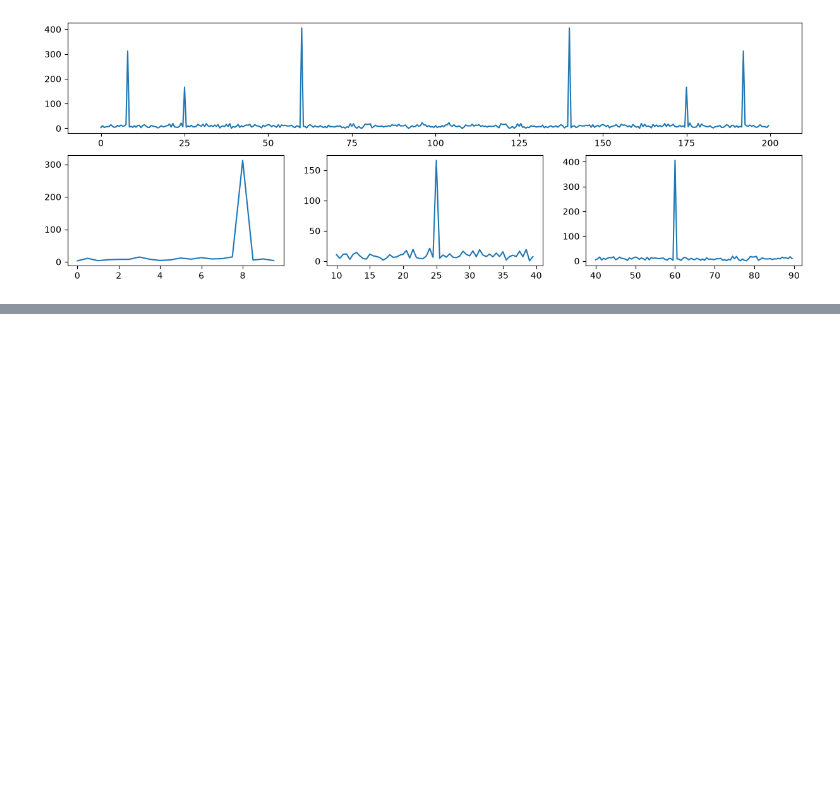
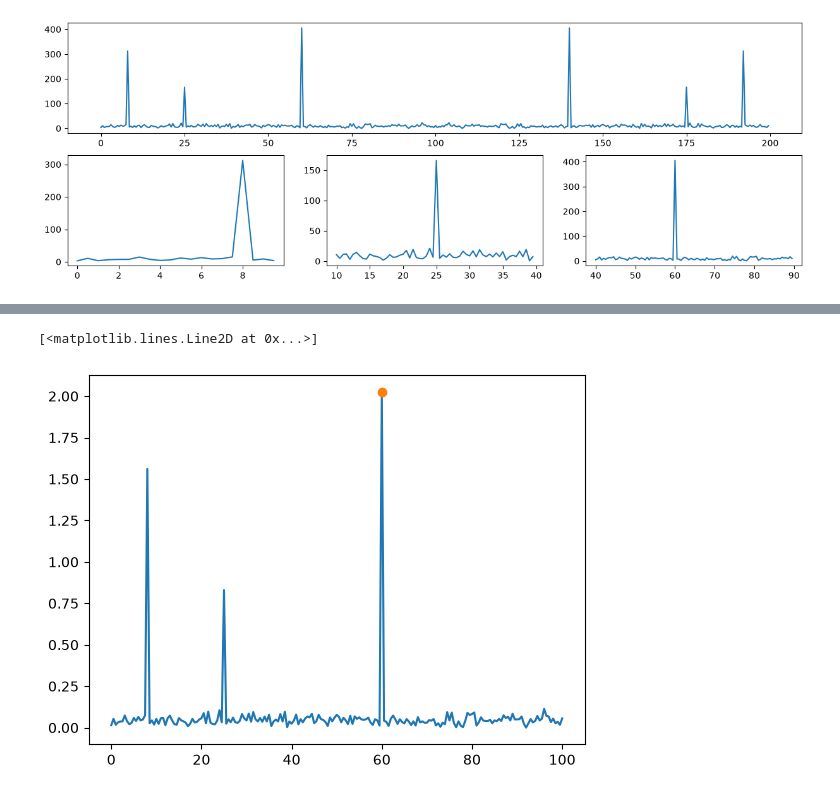
Before and after one commit to sotheasokea/Digital-Signal-Processing-Lecture, a Jupyter notebook: Other Exercises/SepectrumBinsPhaseFFTHonestPeaks.ipynb, the cells around one changed output, grey strips where cells are left out. Cells and saved outputs as stored; diff of their text form; code cells hidden in the pictures; blank space fills up the shorter version.

Commit message:
getting to know signal spectrum: phase, freq, and amp

```diff
--- a/Other Exercises/SepectrumBinsPhaseFFTHonestPeaks.ipynb
+++ b/Other Exercises/SepectrumBinsPhaseFFTHonestPeaks.ipynb
@@ -108,0 +118,12 @@ plt.plot(freq[80:180], mag[80:180])
+# %%
+N = len(Y)
+mag = 2*np.abs(Y[:N//2 + 1]) / N
+freq = np.arange(len(mag)) * fs/N
+
+plt.plot(freq, mag)
+peak_idx = np.argmax(mag)   # restrict to first half to avoid mirror
+# print(freq[peak_idx], mag[peak_idx])
+plt.plot(freq[peak_idx], mag[peak_idx], "o")
+# %% [output]
+[<matplotlib.lines.Line2D at 0x...>]
+[figure, added]
```
Also changed, not shown: parts of 4 cells of this notebook.
